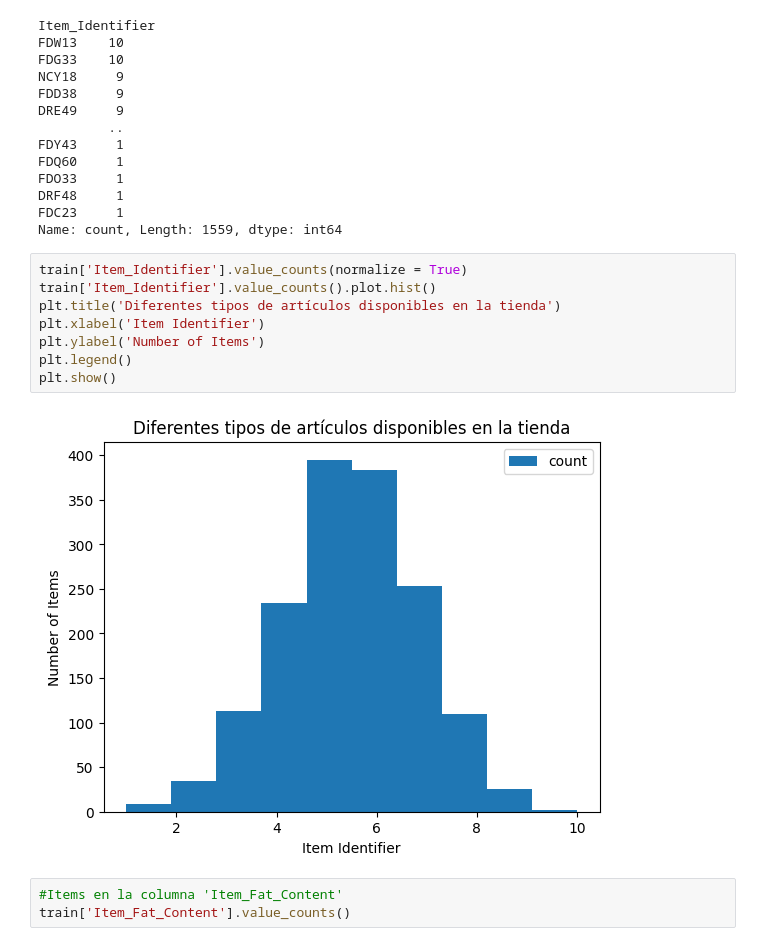
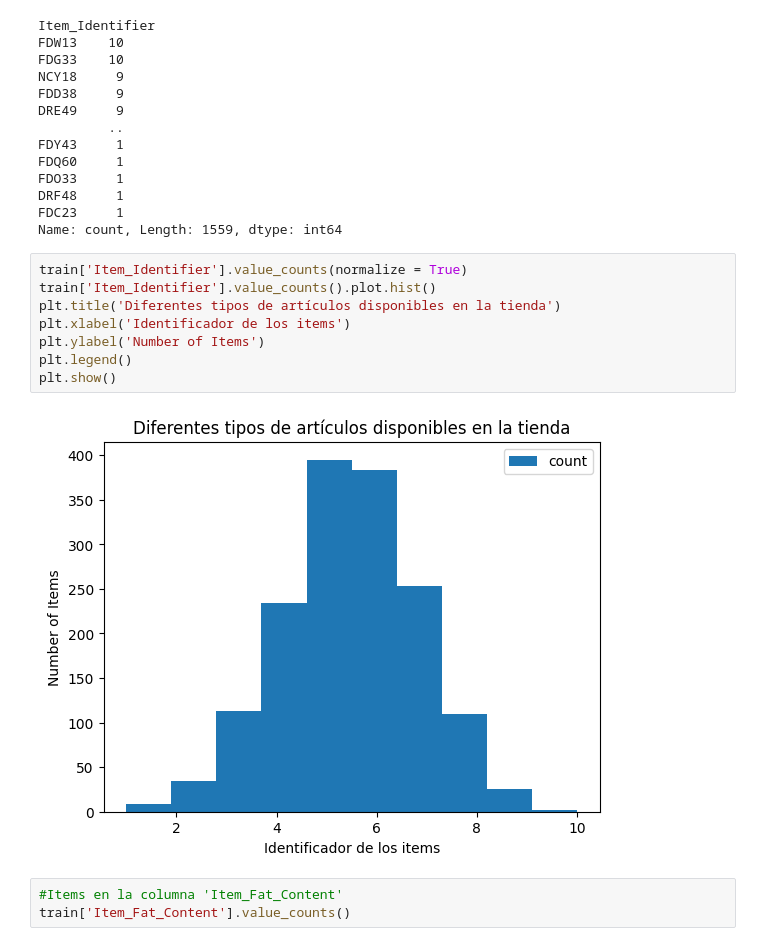
Before and after one commit to Mapache2302/ProTesis, a Jupyter notebook: Tesis/ProyectoTesis.ipynb, the cells around one changed output. Saved outputs shown, nothing was run; the diff lists cells and outputs as text.

```diff
--- a/Tesis/ProyectoTesis.ipynb
+++ b/Tesis/ProyectoTesis.ipynb
@@ -169,13 +182,13 @@ Name: count, Length: 1559, dtype: int64
 # %%
 train['Item_Identifier'].value_counts(normalize = True)
 train['Item_Identifier'].value_counts().plot.hist()
 plt.title('Diferentes tipos de artículos disponibles en la tienda')
-plt.xlabel('Item Identifier')
+plt.xlabel('Identificador de los items')
 plt.ylabel('Number of Items')
 plt.legend()
 plt.show()
 # %% [output]
-[figure, old version]
+[figure, new version]
 # %%
 #Items en la columna 'Item_Fat_Content'
 train['Item_Fat_Content'].value_counts()
```
Also changed, not shown: parts of 42 cells of this notebook.
